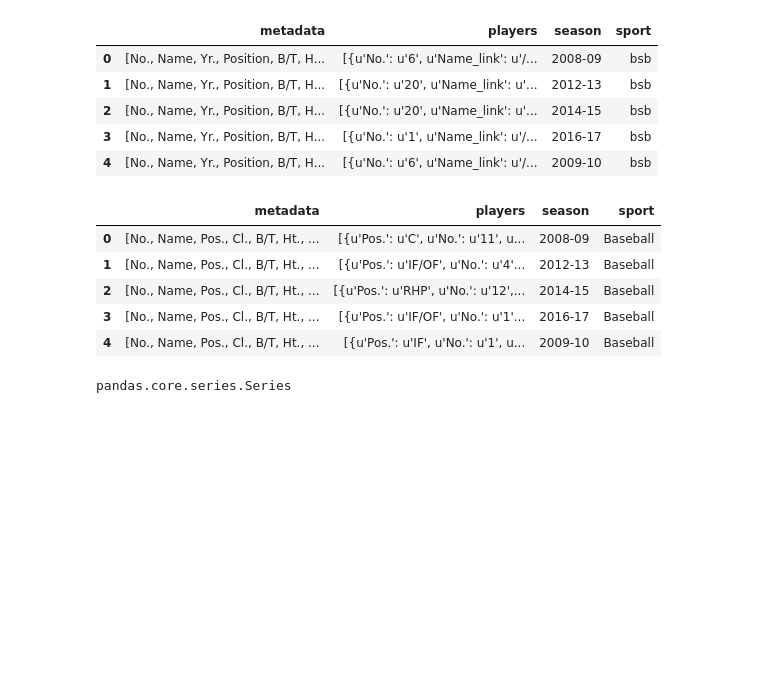
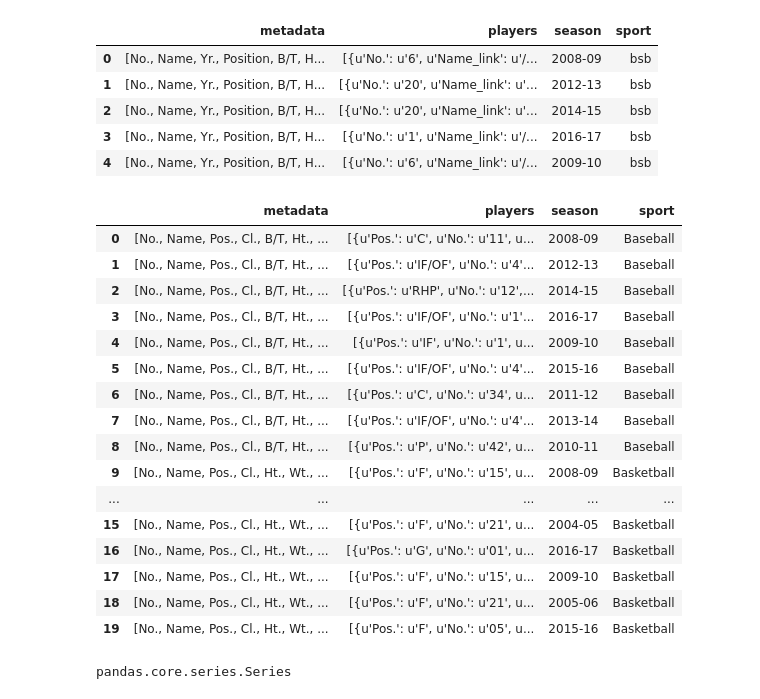
Before and after one commit to hydrosquall/yale_athletics_data, a Jupyter notebook: notebooks/Rosters Processing.ipynb, the cells around one changed output. Drawn from its saved outputs; the diff is of its cells as text; code cells hidden in the pictures; blank space fills up the shorter version.

Commit message:
Processed rosters completed

```diff
--- a/notebooks/Rosters Processing.ipynb
+++ b/notebooks/Rosters Processing.ipynb
@@ -24,15 +24,27 @@ harvardRosters.head()
 | 3 | [No., Name, Yr., Position, B/T, H... | [{u'No.': u'1', u'Name_link': u'/... | 2016-17 | bsb |
 | 4 | [No., Name, Yr., Position, B/T, H... | [{u'No.': u'6', u'Name_link': u'/... | 2009-10 | bsb |
 # %%
-yaleRosters.head()
+yaleRosters.head(20)
 # %% [output]
 |  | metadata | players | season | sport |
 | 0 | [No., Name, Pos., Cl., B/T, Ht., ... | [{u'Pos.': u'C', u'No.': u'11', u... | 2008-09 | Baseball |
 | 1 | [No., Name, Pos., Cl., B/T, Ht., ... | [{u'Pos.': u'IF/OF', u'No.': u'4'... | 2012-13 | Baseball |
 | 2 | [No., Name, Pos., Cl., B/T, Ht., ... | [{u'Pos.': u'RHP', u'No.': u'12',... | 2014-15 | Baseball |
 | 3 | [No., Name, Pos., Cl., B/T, Ht., ... | [{u'Pos.': u'IF/OF', u'No.': u'1'... | 2016-17 | Baseball |
 | 4 | [No., Name, Pos., Cl., B/T, Ht., ... | [{u'Pos.': u'IF', u'No.': u'1', u... | 2009-10 | Baseball |
+| 5 | [No., Name, Pos., Cl., B/T, Ht., ... | [{u'Pos.': u'IF/OF', u'No.': u'4'... | 2015-16 | Baseball |
+| 6 | [No., Name, Pos., Cl., B/T, Ht., ... | [{u'Pos.': u'C', u'No.': u'34', u... | 2011-12 | Baseball |
+| 7 | [No., Name, Pos., Cl., B/T, Ht., ... | [{u'Pos.': u'IF/OF', u'No.': u'4'... | 2013-14 | Baseball |
+| 8 | [No., Name, Pos., Cl., B/T, Ht., ... | [{u'Pos.': u'P', u'No.': u'42', u... | 2010-11 | Baseball |
+| 9 | [No., Name, Pos., Cl., Ht., Wt., ... | [{u'Pos.': u'F', u'No.': u'15', u... | 2008-09 | Basketball |
+| ... | ... | ... | ... | ... |
+| 15 | [No., Name, Pos., Cl., Ht., Wt., ... | [{u'Pos.': u'F', u'No.': u'21', u... | 2004-05 | Basketball |
+| 16 | [No., Name, Pos., Cl., Ht., Wt., ... | [{u'Pos.': u'G', u'No.': u'01', u... | 2016-17 | Basketball |
+| 17 | [No., Name, Pos., Cl., Ht., Wt., ... | [{u'Pos.': u'F', u'No.': u'15', u... | 2009-10 | Basketball |
+| 18 | [No., Name, Pos., Cl., Ht., Wt., ... | [{u'Pos.': u'F', u'No.': u'21', u... | 2005-06 | Basketball |
+| 19 | [No., Name, Pos., Cl., Ht., Wt., ... | [{u'Pos.': u'F', u'No.': u'05', u... | 2015-16 | Basketball |
-# %%
-type(harvardRosters["players"])
-# %% [output]
-pandas.core.series.Series
+# %%
+# We need to flatten the Series
+type(harvardRosters["players"])
+# %% [output]
+pandas.core.series.Series
```
Also changed, not shown: parts of 11 cells of this notebook, 2 other files.
